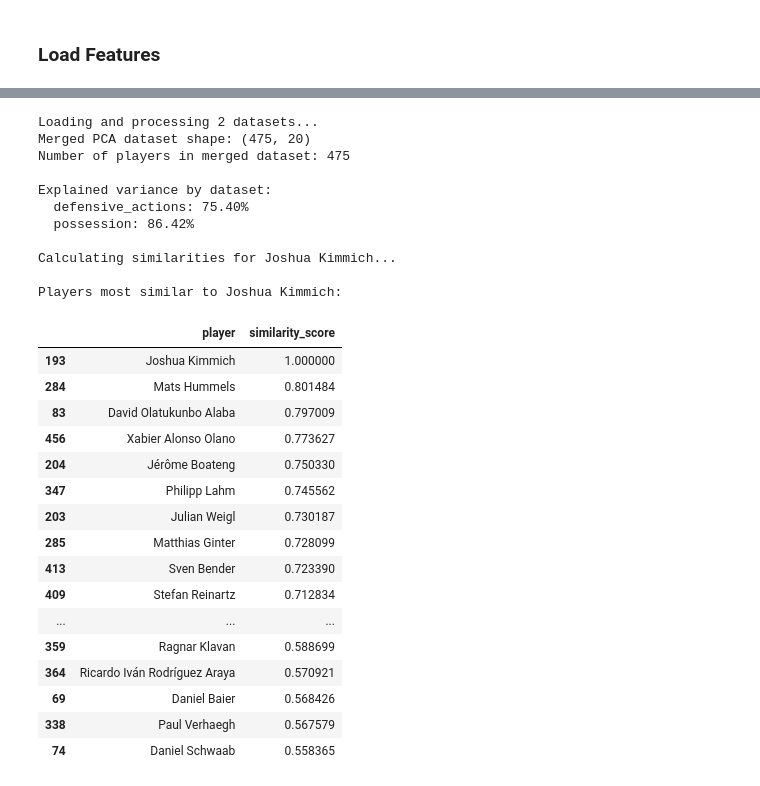
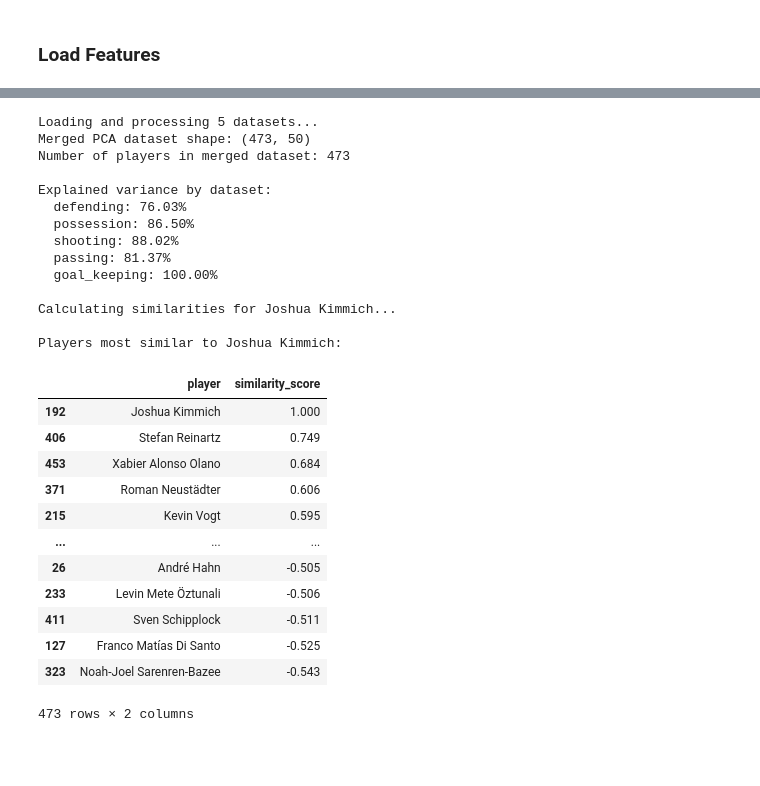
Before and after one commit to allorenz/football-player-similarity, a Jupyter notebook: src/demo.ipynb, the cells around one changed output, grey strips where cells are left out. Saved outputs shown, nothing was run; the diff lists cells and outputs as text; code cells hidden in the pictures; blank space fills up the shorter version.

```diff
--- a/src/main.ipynb
+++ b/src/demo.ipynb
@@ -259,17 +152,23 @@ def calculate_player_similarity(merged_pca_df, player_name):
 
 # List of CSV files to process
 file_paths = [
-    "../data/defensive_actions.csv",
+    "../data/defending.csv",
     "../data/possession.csv",
-    #"../data/passing.csv"
-    # Add more file paths as needed
+    "../data/shooting.csv",
+    "../data/passing.csv",
+    "../data/goal_keeping.csv"
 ]
+
+# standard stats
+df_standard_stats = pd.read_csv("../data/standard_stats.csv")
+
 
 # Number of PCA components per dataset
 n_components = 10
 
 # Select a player
 selected_player = "Joshua Kimmich"  # Replace with your player of interest
+
 
 try:
     # Load and process datasets
@@ -277,53 +176,54 @@ try:
     merged_pca_df, explained_variance_dict = load_and_process_datasets(
         file_paths,
         player_column='player',
         n_components=n_components
     )
 
     print(f"Merged PCA dataset shape: {merged_pca_df.shape}")
     print(f"Number of players in merged dataset: {len(merged_pca_df.index)}")
 
     # Display explained variance for each dataset
     print("\nExplained variance by dataset:")
     for dataset, variance in explained_variance_dict.items():
         print(f"  {dataset}: {variance:.2f}%")
 
     # Calculate similarities
     print(f"\nCalculating similarities for {selected_player}...")
-    similarity_results = calculate_player_similarity(merged_pca_df, selected_player)
+    similarity_results = calculate_player_similarity(merged_pca_df, selected_player).round(3)
+
+
 
     # Display results
     print(f"\nPlayers most similar to {selected_player}:")
-    display(similarity_results.head(25))
+    display(similarity_results)
 
 except Exception as e:
     print(f"Error: {e}")
 # %% [output]
-Loading and processing 2 datasets...
-Merged PCA dataset shape: (475, 20)
-Number of players in merged dataset: 475
+Loading and processing 5 datasets...
+Merged PCA dataset shape: (473, 50)
+Number of players in merged dataset: 473
 
 Explained variance by dataset:
-  defensive_actions: 75.40%
-  possession: 86.42%
+  defending: 76.03%
+  possession: 86.50%
+  shooting: 88.02%
+  passing: 81.37%
+  goal_keeping: 100.00%
 
 Calculating similarities for Joshua Kimmich...
 
 Players most similar to Joshua Kimmich:
 |  | player | similarity_score |
-| 193 | Joshua Kimmich | 1.000000 |
-| 284 | Mats Hummels | 0.801484 |
-| 83 | David Olatukunbo Alaba | 0.797009 |
-| 456 | Xabier Alonso Olano | 0.773627 |
-| 204 | Jérôme Boateng | 0.750330 |
-| 347 | Philipp Lahm | 0.745562 |
-| 203 | Julian Weigl | 0.730187 |
-| 285 | Matthias Ginter | 0.728099 |
-| 413 | Sven Bender | 0.723390 |
-| 409 | Stefan Reinartz | 0.712834 |
+| 192 | Joshua Kimmich | 1.000 |
+| 406 | Stefan Reinartz | 0.749 |
+| 453 | Xabier Alonso Olano | 0.684 |
+| 371 | Roman Neustädter | 0.606 |
+| 215 | Kevin Vogt | 0.595 |
 | ... | ... | ... |
-| 359 | Ragnar Klavan | 0.588699 |
-| 364 | Ricardo Iván Rodríguez Araya | 0.570921 |
-| 69 | Daniel Baier | 0.568426 |
-| 338 | Paul Verhaegh | 0.567579 |
-| 74 | Daniel Schwaab | 0.558365 |
+| 26 | André Hahn | -0.505 |
+| 233 | Levin Mete Öztunali | -0.506 |
+| 411 | Sven Schipplock | -0.511 |
+| 127 | Franco Matías Di Santo | -0.525 |
+| 323 | Noah-Joel Sarenren-Bazee | -0.543 |
+473 rows × 2 columns
```
Also changed, not shown: parts of 4 cells of this notebook, 13 other files.
